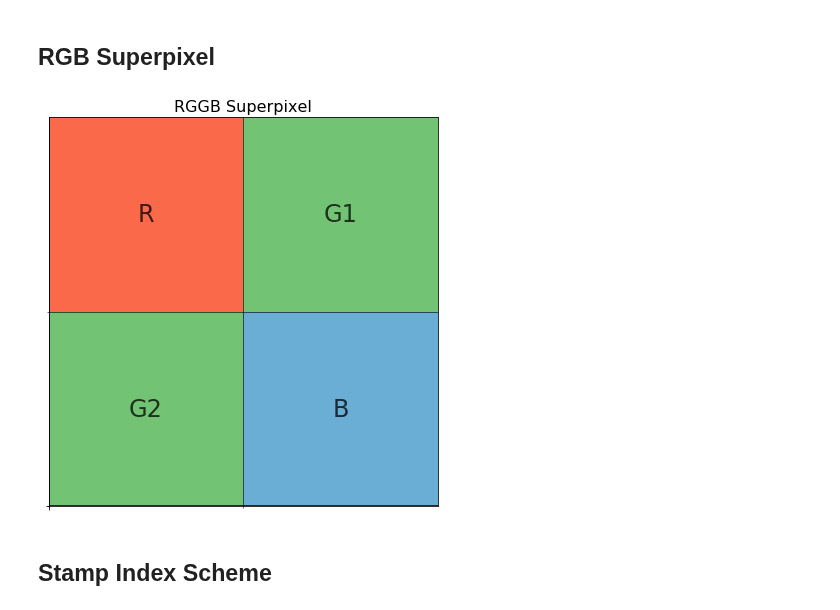
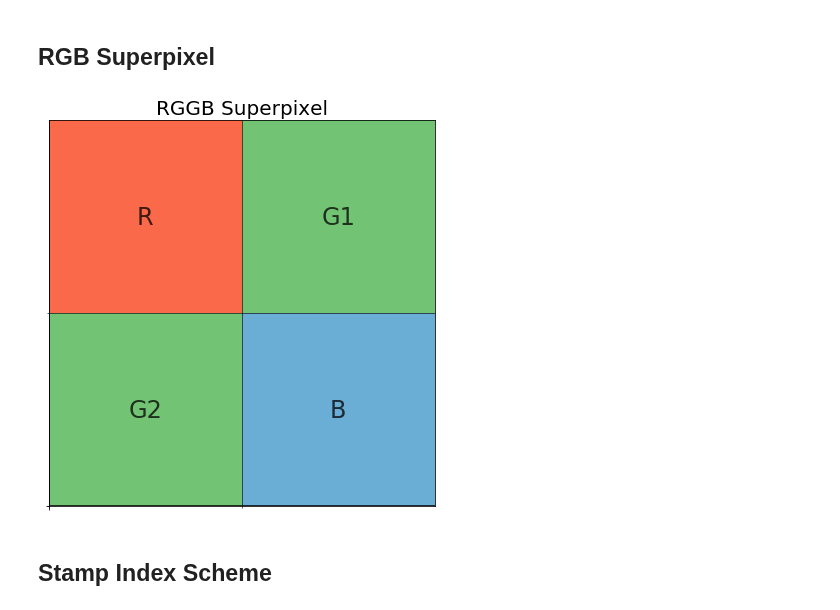
Before and after one commit to panoptes/panoptes-pipeline, a Jupyter notebook: examples/notebooks/Superpixels-And-Stamps.ipynb, the cells around one changed output. Cells and saved outputs as stored; diff of their text form; code cells hidden in the pictures.

Commit message:
More bigger titles

```diff
--- a/examples/notebooks/Superpixels-And-Stamps.ipynb
+++ b/examples/notebooks/Superpixels-And-Stamps.ipynb
@@ -24,35 +24,35 @@ x_minor_ticks = np.arange(-0.5, 1.5, 1)
 
 y_major_ticks = np.arange(-0.5, 1.5, 2)
 y_minor_ticks = np.arange(-0.5, 1.5, 1)
 
 ax2.text(x=0.25, y=0.75, ha='center', va='center', s='R', fontsize=24, alpha=0.75, transform=ax2.transAxes)
 ax2.text(x=0.75, y=0.75, ha='center', va='center', s='G1', fontsize=24, alpha=0.75, transform=ax2.transAxes)
 ax2.text(x=0.25, y=0.25, ha='center', va='center', s='G2', fontsize=24, alpha=0.75, transform=ax2.transAxes)
 ax2.text(x=0.75, y=0.25, ha='center', va='center', s='B', fontsize=24, alpha=0.75, transform=ax2.transAxes)
 
 ax2.set_xticks(x_major_ticks)
 ax2.set_xticks(x_minor_ticks, minor=True)
 ax2.set_yticks(y_major_ticks)
 ax2.set_yticks(y_minor_ticks, minor=True)
 
 ax2.grid(which='major', color='k', lw=2, linestyle='-', alpha=0.75)
 ax2.grid(which='minor', color='k', linestyle='-', alpha=0.75)
 
 r_a_mask, g_a_mask, b_a_mask = utils.make_masks(superpixel)
 
 ax2.set_xlim(-0.5, 1.5)
 ax2.set_ylim(-0.5, 1.5)
 ax2.set_xticklabels([])
 ax2.set_yticklabels([])
 ax2.imshow(np.ma.array(np.ones((2, 2)), mask=~r_a_mask), cmap='Reds', vmin=0, vmax=2., )
 ax2.imshow(np.ma.array(np.ones((2, 2)), mask=~g_a_mask), cmap='Greens', vmin=0, vmax=2., )
 ax2.imshow(np.ma.array(np.ones((2, 2)), mask=~b_a_mask), cmap='Blues', vmin=0, vmax=2., )
-ax2.set_title("RGGB Superpixel", fontsize=16)
+ax2.set_title("RGGB Superpixel", fontsize=20)
 
 fig.tight_layout()
 fig.savefig('superpixel.png', dpi=300)
 # %% [output]
-[figure, old version]
+[figure, new version]
 # %% [markdown]
 ## Stamp Index Scheme
 # %%
```
Also changed, not shown: 1 other file.
